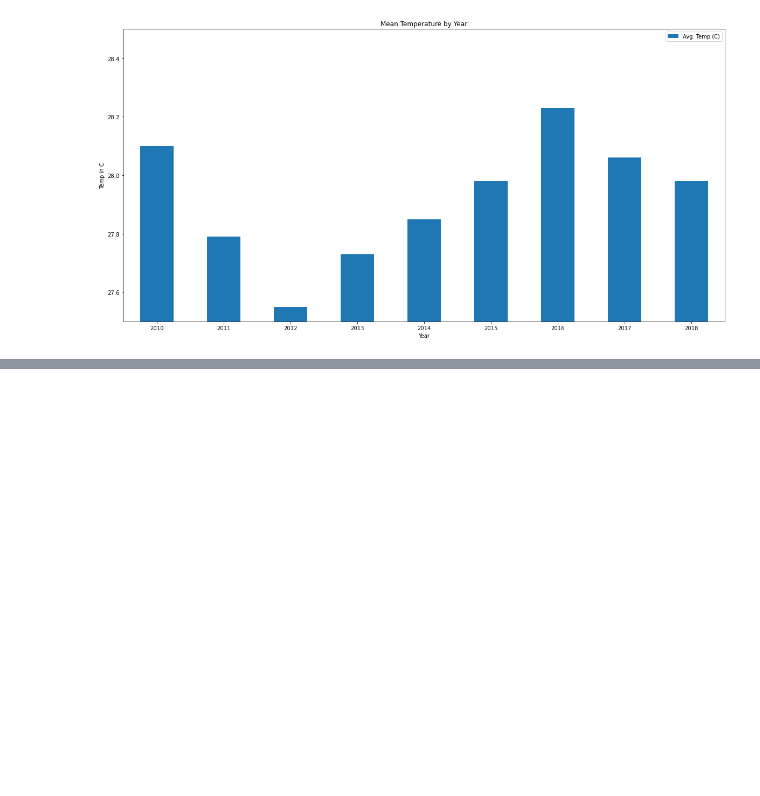
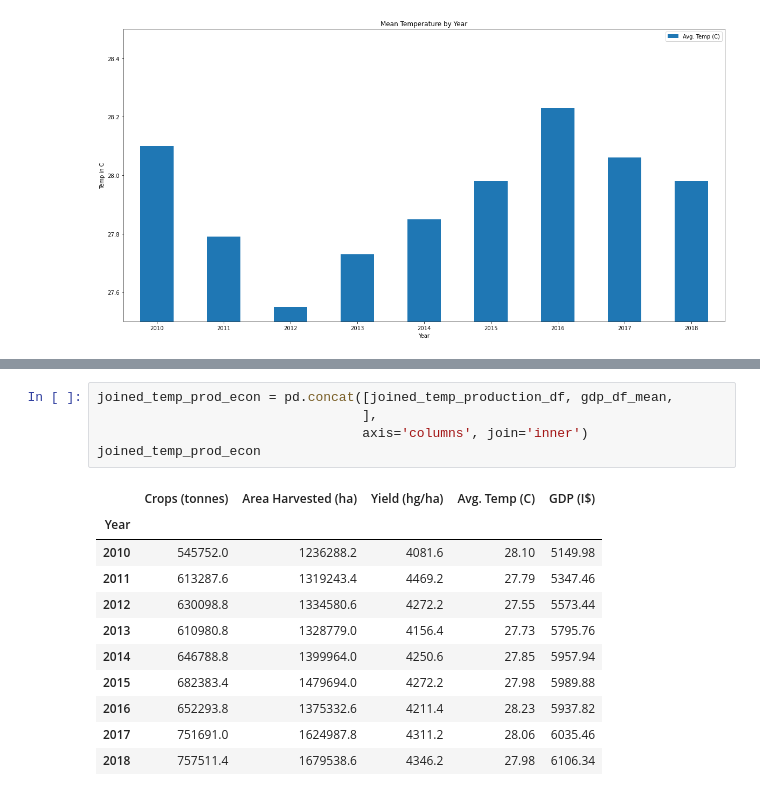
Before and after one commit to pekfrjufrirf12/project1_group3, a Jupyter notebook: Project Data/final_data.ipynb, the cells around one changed output, grey strips where cells are left out. Saved outputs shown, nothing was run; the diff lists cells and outputs as text; blank space fills up the shorter version.

```diff
--- a/Project Data/final_data.ipynb
+++ b/Project Data/final_data.ipynb
@@ -204,0 +300,17 @@ joined_temp_mean_plot = joined_temp_mean.plot(kind='bar', figsize = (20,10), tit
+# %%
+joined_temp_prod_econ = pd.concat([joined_temp_production_df, gdp_df_mean,
+                                  ],
+                                  axis='columns', join='inner')
+joined_temp_prod_econ
+# %% [output]
+|  | Crops (tonnes) | Area Harvested (ha) | Yield (hg/ha) | Avg. Temp (C) | GDP (I$) |
+| Year |  |  |  |  |  |
+| 2010 | 545752.0 | 1236288.2 | 4081.6 | 28.10 | 5149.98 |
+| 2011 | 613287.6 | 1319243.4 | 4469.2 | 27.79 | 5347.46 |
+| 2012 | 630098.8 | 1334580.6 | 4272.2 | 27.55 | 5573.44 |
+| 2013 | 610980.8 | 1328779.0 | 4156.4 | 27.73 | 5795.76 |
+| 2014 | 646788.8 | 1399964.0 | 4250.6 | 27.85 | 5957.94 |
+| 2015 | 682383.4 | 1479694.0 | 4272.2 | 27.98 | 5989.88 |
+| 2016 | 652293.8 | 1375332.6 | 4211.4 | 28.23 | 5937.82 |
+| 2017 | 751691.0 | 1624987.8 | 4311.2 | 28.06 | 6035.46 |
+| 2018 | 757511.4 | 1679538.6 | 4346.2 | 27.98 | 6106.34 |
```
Also changed, not shown: parts of 6 cells of this notebook.
